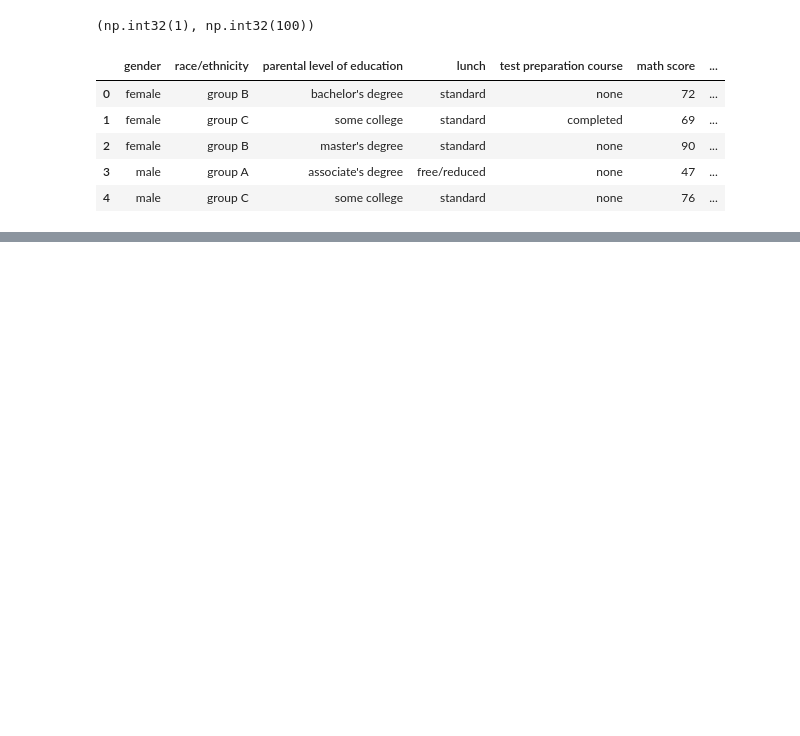
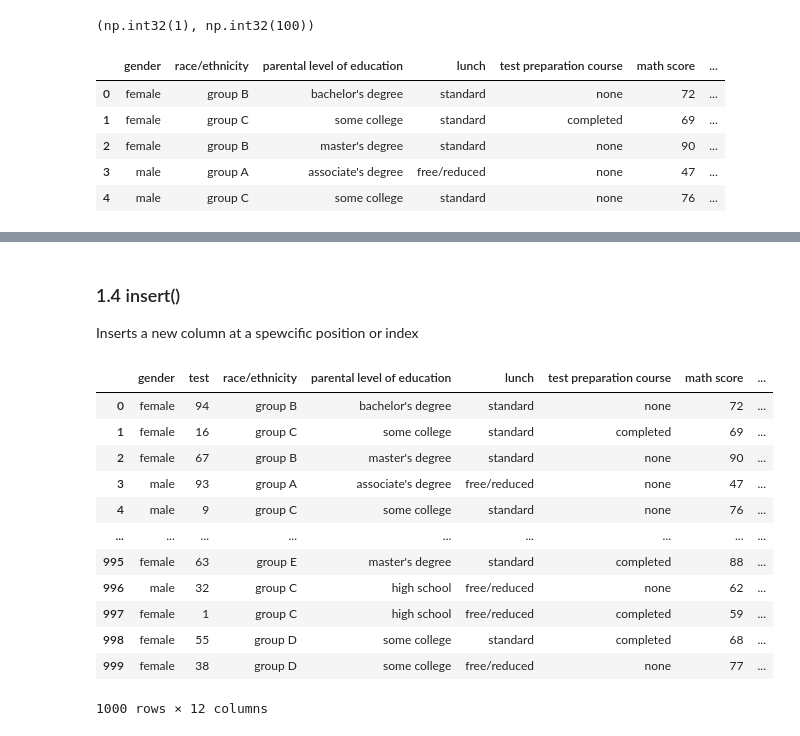
Before and after one commit to mfuentes3352/data-science-practice-2025, a Jupyter notebook: 02. Intro to Pandas/5_Add_New_Column_to_a_Dataframe.ipynb, the cells around one changed output, grey strips where cells are left out. Saved outputs shown, nothing was run; the diff lists cells and outputs as text; code cells hidden in the pictures; blank space fills up the shorter version.

```diff
--- a/02. Intro to Pandas/5_Add_New_Column_to_a_Dataframe.ipynb
+++ b/02. Intro to Pandas/5_Add_New_Column_to_a_Dataframe.ipynb
@@ -111,0 +121,17 @@ array([22.72501797, 96.01311538, 28.20775128, 26.45318244, 91.45029358,
+# %%
+# For example, if we want to add two features to the dataframe we can do the following
+
+# creating arrays of random numbers for our new score columns
+score1 = np.random.randint(1, 101, size=1000)
+score2 = np.random.randint(1, 101, size=1000)
+# %%
+# creating series using the random numbers
+series1 = pd.Series(score1, index=np.arange(0,1000))
+series2 = pd.Series(score2, index=np.arange(0,1000))
+
+# we create a serie because we need the index
+# %%
+# using assign() to add multiple columns
+df_exams = df_exams.assign(score1=series1, score2=series2)
+# the argument of the assign method is the name of the column we are adding.
+df_exams
@@ -111,0 +154,27 @@ array([22.72501797, 96.01311538, 28.20775128, 26.45318244, 91.45029358,
+# %% [markdown]
+### 1.4 insert()
+
+Inserts a new column at a spewcific position or index
+# %%
+# using index() to add a column at a specific position
+df_exams.insert(1, 'test', series1)
+
+# the arguments are: position within the df where we want to insert the column, the name of the feature,
+# and the values of that feature for each observation. it is an in-place operation so we don't have to reassign
+# %%
+# show the dataframe
+df_exams
+# %% [output]
+|  | gender | test | race/ethnicity | parental level of education | lunch | test preparation course | math score | ... |
+| 0 | female | 94 | group B | bachelor's degree | standard | none | 72 | ... |
+| 1 | female | 16 | group C | some college | standard | completed | 69 | ... |
+| 2 | female | 67 | group B | master's degree | standard | none | 90 | ... |
+| 3 | male | 93 | group A | associate's degree | free/reduced | none | 47 | ... |
+| 4 | male | 9 | group C | some college | standard | none | 76 | ... |
+| ... | ... | ... | ... | ... | ... | ... | ... | ... |
+| 995 | female | 63 | group E | master's degree | standard | completed | 88 | ... |
+| 996 | male | 32 | group C | high school | free/reduced | none | 62 | ... |
+| 997 | female | 1 | group C | high school | free/reduced | completed | 59 | ... |
+| 998 | female | 55 | group D | some college | standard | completed | 68 | ... |
+| 999 | female | 38 | group D | some college | free/reduced | none | 77 | ... |
+1000 rows × 12 columns
```
Also changed, not shown: parts of 8 cells of this notebook.
